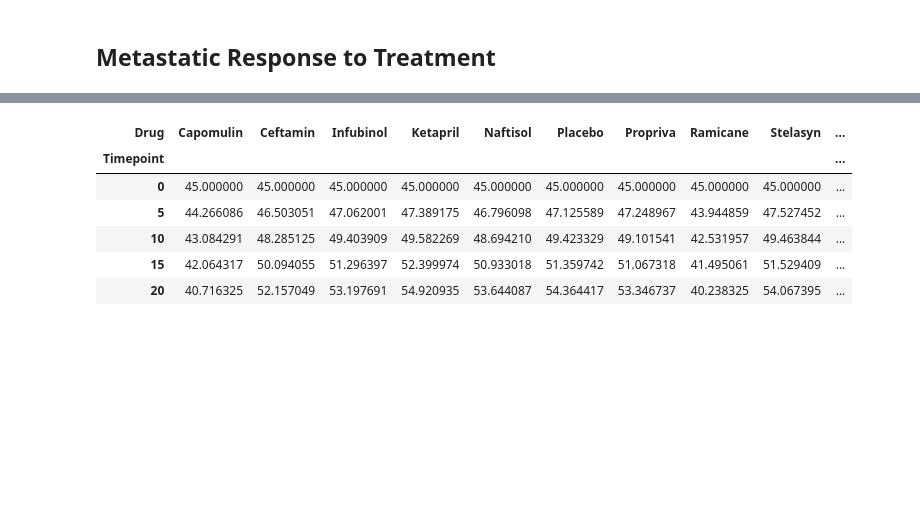
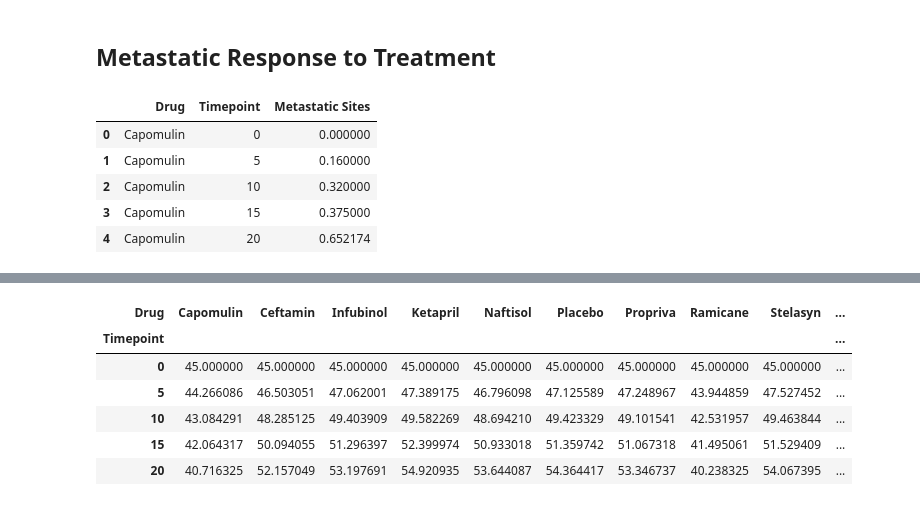
Before and after one commit to ZGrinacoff/matplotlib-Pymaceuticals_Inc, a Jupyter notebook: pymaceuticals_master.ipynb, the cells around one changed output, grey strips where cells are left out. Cells and saved outputs as stored; diff of their text form; code cells hidden in the pictures; blank space fills up the shorter version.

```diff
--- a/pymaceuticals_master.ipynb
+++ b/pymaceuticals_master.ipynb
@@ -113,7 +113,18 @@ plt.show()
 ## Metastatic Response to Treatment
 # %%
 # Store the Mean Met. Site Data Grouped by Drug and Timepoint
+avg_met = df_merged.groupby(['Drug', 'Timepoint'])['Metastatic Sites']
+df_avg_met = avg_met.mean()
 
 # Convert to DataFrame
+df_avg_met = df_avg_met.reset_index()
 
 # Preview DataFrame
+df_avg_met.head()
+# %% [output]
+|  | Drug | Timepoint | Metastatic Sites |
+| 0 | Capomulin | 0 | 0.000000 |
+| 1 | Capomulin | 5 | 0.160000 |
+| 2 | Capomulin | 10 | 0.320000 |
+| 3 | Capomulin | 15 | 0.375000 |
+| 4 | Capomulin | 20 | 0.652174 |
```
Also changed, not shown: parts of 6 cells of this notebook.
